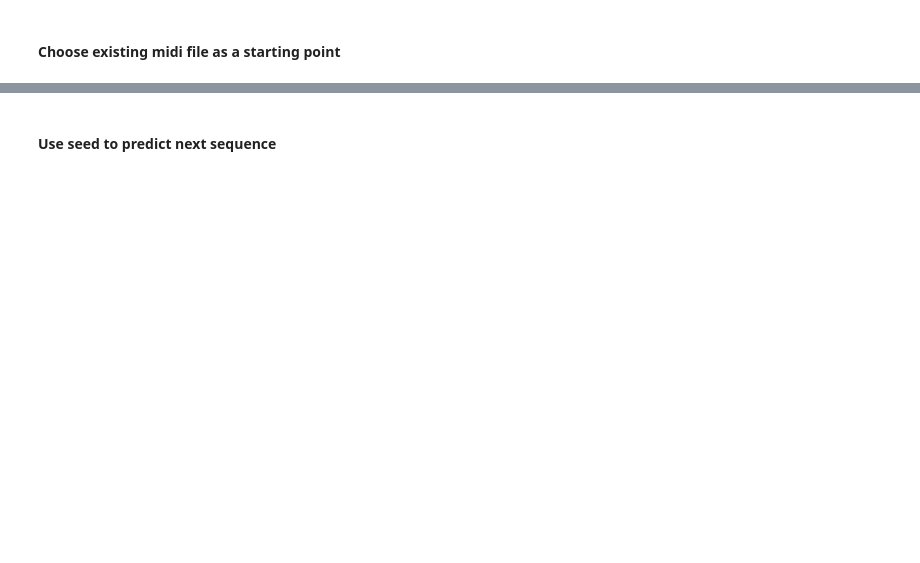
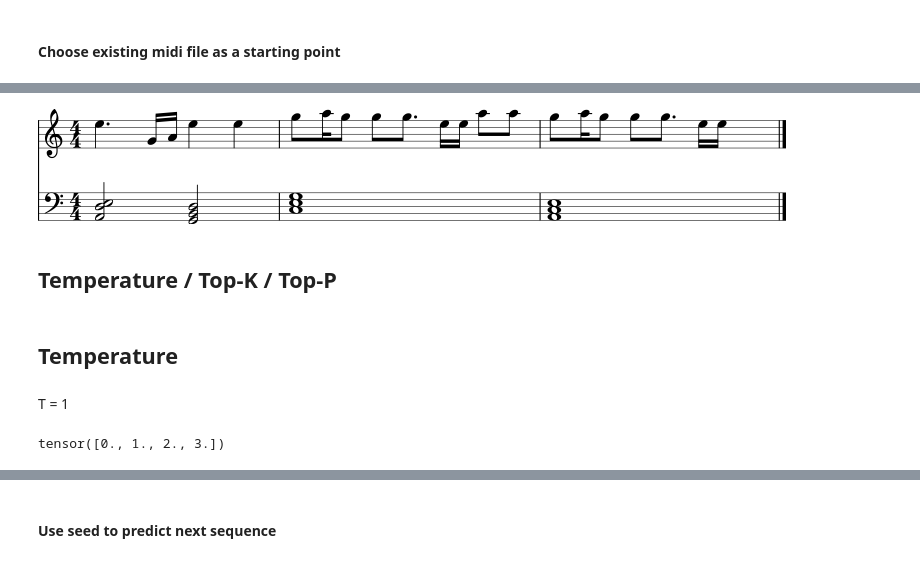
Before and after one commit to bearpelican/musicautobot, a Jupyter notebook: notebooks/music_transformer/Generate.ipynb, the cells around one changed output, grey strips where cells are left out. Cells and saved outputs as stored; diff of their text form; code cells hidden in the pictures; blank space fills up the shorter version.

```diff
--- a/notebooks/music_transformer/Generate.ipynb
+++ b/notebooks/music_transformer/Generate.ipynb
@@ -75,0 +97,8 @@ seed_item.play()
+# %%
+temp = (1.2,0.9)
+top_k = 12
+top_p = 0.9
+
+pred, full = learn.predict(item.trim_to_beat(1), n_words=100, min_bars=12, temperatures=temp, top_k=top_k, top_p=top_p)
+full.split_parts().show()
+# %% [output]
@@ -75,0 +106,3 @@ seed_item.play()
+[figure, added]
+# %% [markdown]
+## Temperature / Top-K / Top-P
@@ -75,0 +115,8 @@ seed_item.play()
+# %% [markdown]
+## Temperature
+# %% [markdown]
+T = 1
+# %%
+t_1 = F.softmax(a, dim=-1); t
+# %% [output]
+tensor([0., 1., 2., 3.])
```
Also changed, not shown: parts of 29 cells of this notebook, 15 other files.
